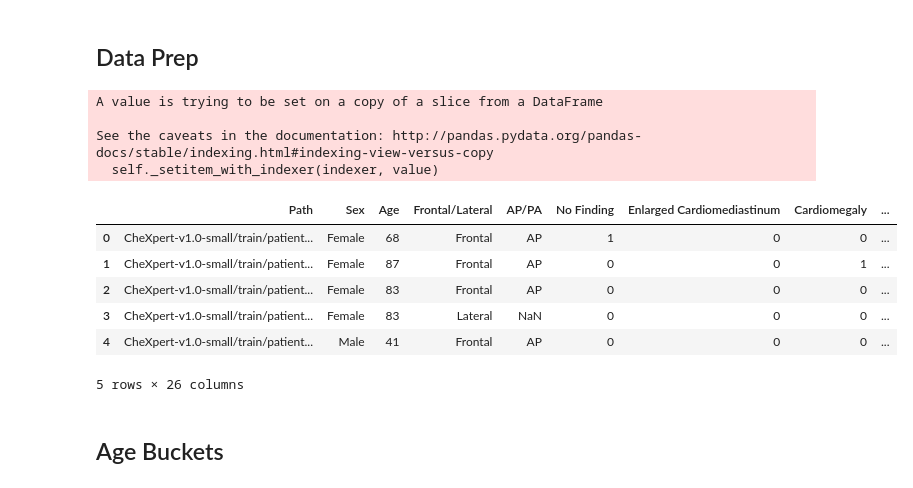
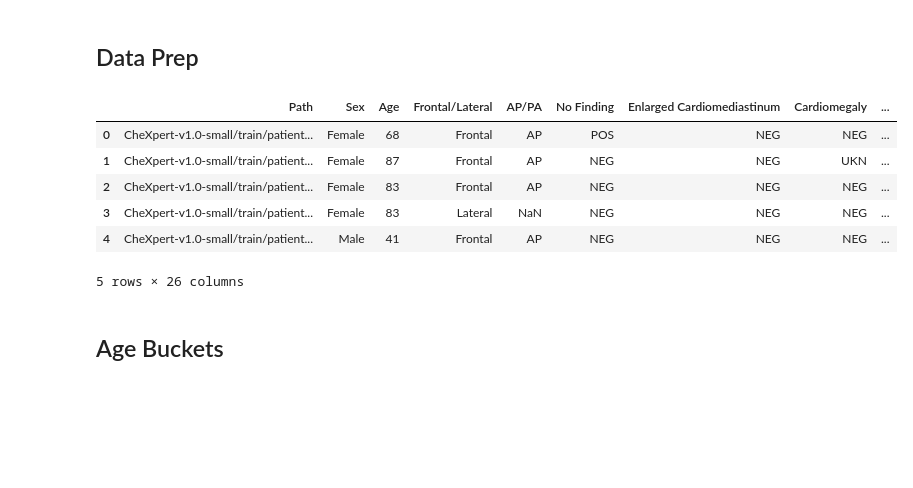
Before and after one commit to nateewall/AutomatedPathologyDetection, a Jupyter notebook: PreliminaryExploration.ipynb, the cells around one changed output. Cells and saved outputs as stored; diff of their text form; code cells hidden in the pictures; blank space fills up the shorter version.

```diff
--- a/PreliminaryExploration.ipynb
+++ b/PreliminaryExploration.ipynb
@@ -46,43 +39,45 @@ train.head()
 # %%
 ## clean up the pathologies
 pathology = ['No Finding','Enlarged Cardiomediastinum', 'Cardiomegaly', 'Lung Opacity',
        'Lung Lesion', 'Edema', 'Consolidation', 'Pneumonia', 'Atelectasis',
        'Pneumothorax', 'Pleural Effusion', 'Pleural Other', 'Fracture','Support Devices']
 #mapping to different labels
-labelMap = {'0.0': 0, '1.0' : 1, '-1.0' : 1}
+labelMap = {'0.0': 'NEG', '1.0' : 'POS', '-1.0' : 'UKN'}
+
+# #remove the unknown class
+# train = train[train['Pleural Effusion'] != '-1.0']
 
 for p in pathology:
     train[p].loc[train[p].isna()] = '0.0'
     train[p] = train[p].map(labelMap)
 
+
 ##clean up the age to int then create buckets
 train['Age'] = train['Age'].astype(str).astype(int)
 age_buckets = [0, 2, 5, 13, 18, 33, 48, 64, 78, 98]
 train['age_bucket'] = pd.cut(train['Age'], age_buckets)
+
+train = train[train['Sex'] != 'Unknown']
 
 ##parse the path into the respective categories
 new = train["Path"].str.split("/", n = 5, expand = True)
 
 train['Folder'] = new[0]
 train['Data'] = new[1]
 train['Patient'] = new[2]
 train['Study'] = new[3]
 train['viewNumber']= new[4].str.split("_", n = 2, expand = True)[0]
 train['ImageType']= new[4].str.split("_", n = 2, expand = True)[1]
 
 train.head()
 # %% [output]
+|  | Path | Sex | Age | Frontal/Lateral | AP/PA | No Finding | Enlarged Cardiomediastinum | Cardiomegaly | ... |
+| 0 | CheXpert-v1.0-small/train/patient... | Female | 68 | Frontal | AP | POS | NEG | NEG | ... |
+| 1 | CheXpert-v1.0-small/train/patient... | Female | 87 | Frontal | AP | NEG | NEG | UKN | ... |
+| 2 | CheXpert-v1.0-small/train/patient... | Female | 83 | Frontal | AP | NEG | NEG | NEG | ... |
+| 3 | CheXpert-v1.0-small/train/patient... | Female | 83 | Lateral | NaN | NEG | NEG | NEG | ... |
+| 4 | CheXpert-v1.0-small/train/patient... | Male | 41 | Frontal | AP | NEG | NEG | NEG | ... |
-A value is trying to be set on a copy of a slice from a DataFrame
-
-See the caveats in the documentation: http://pandas.pydata.org/pandas-docs/stable/indexing.html#indexing-view-versus-copy
-  self._setitem_with_indexer(indexer, value)
+5 rows × 26 columns
-|  | Path | Sex | Age | Frontal/Lateral | AP/PA | No Finding | Enlarged Cardiomediastinum | Cardiomegaly | ... |
-| 0 | CheXpert-v1.0-small/train/patient... | Female | 68 | Frontal | AP | 1 | 0 | 0 | ... |
-| 1 | CheXpert-v1.0-small/train/patient... | Female | 87 | Frontal | AP | 0 | 0 | 1 | ... |
-| 2 | CheXpert-v1.0-small/train/patient... | Female | 83 | Frontal | AP | 0 | 0 | 0 | ... |
-| 3 | CheXpert-v1.0-small/train/patient... | Female | 83 | Lateral | NaN | 0 | 0 | 0 | ... |
-| 4 | CheXpert-v1.0-small/train/patient... | Male | 41 | Frontal | AP | 0 | 0 | 0 | ... |
-5 rows × 26 columns
 # %% [markdown]
 ## Age Buckets
 # %%
```
Also changed, not shown: parts of 9 cells of this notebook, 1 other file.
